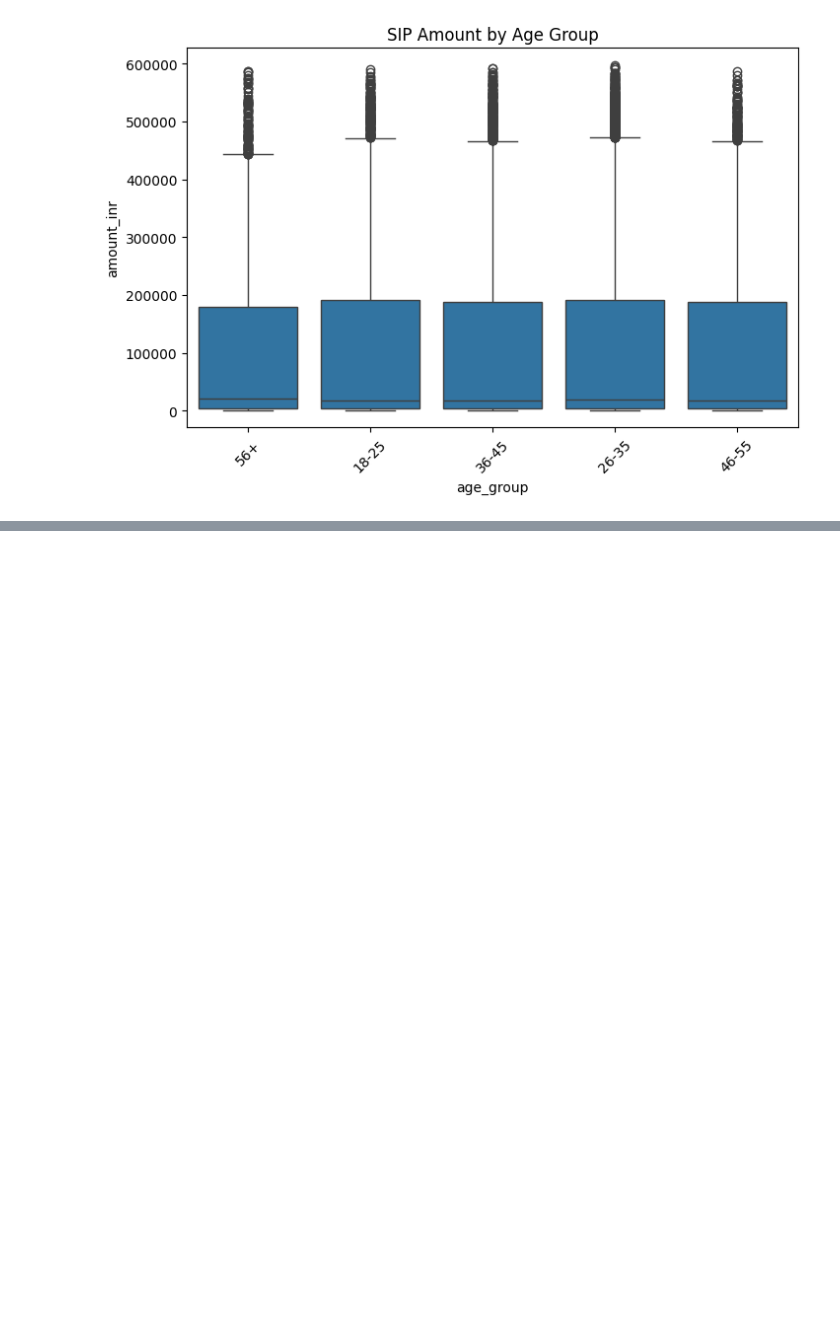
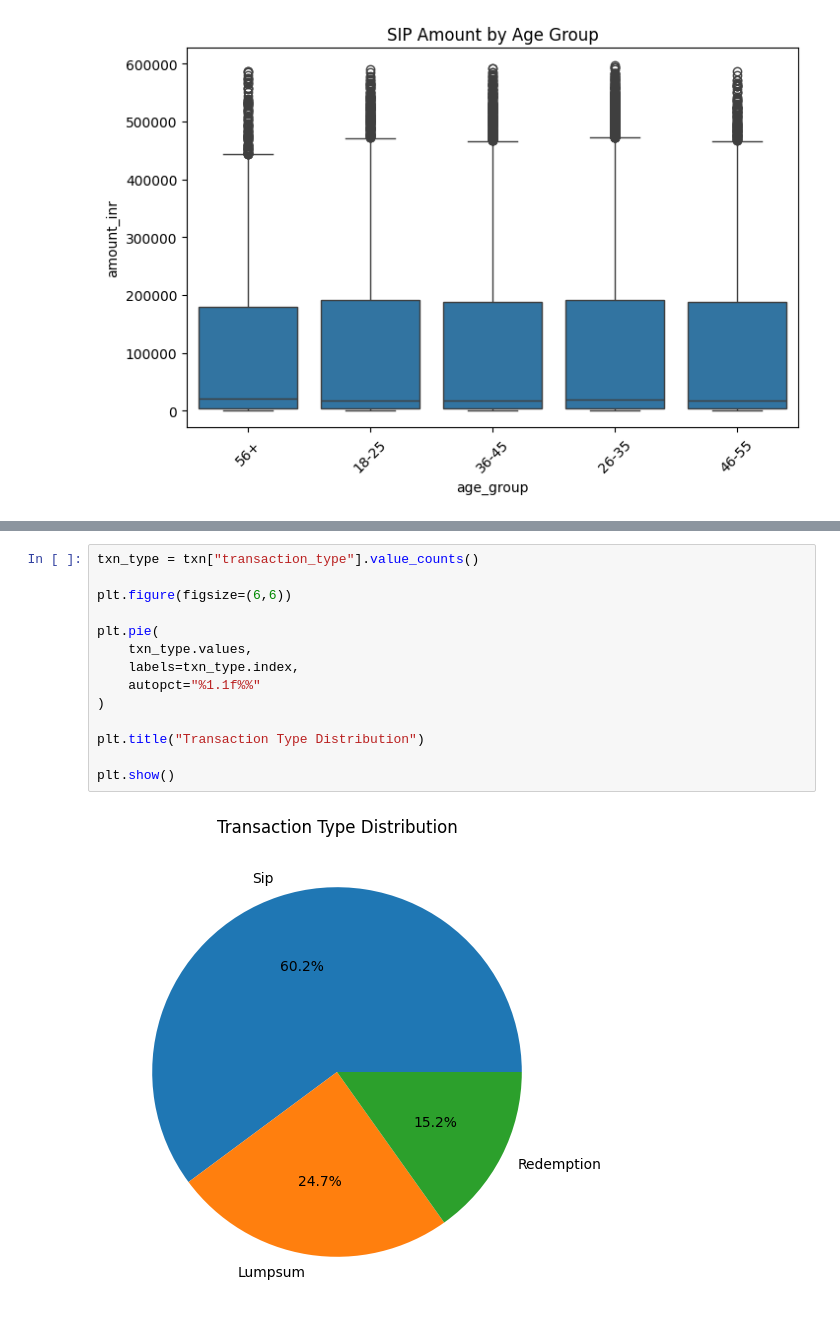
Before and after one commit to Architatrivedi/Mutual_Fund_Analytics, a Jupyter notebook: notebooks/03_eda_analysis.ipynb, the cells around one changed output, grey strips where cells are left out. Saved outputs shown, nothing was run; the diff lists cells and outputs as text; blank space fills up the shorter version.

```diff
--- a/notebooks/03_eda_analysis.ipynb
+++ b/notebooks/03_eda_analysis.ipynb
@@ -174,0 +214,16 @@ plt.show()
+# %%
+txn_type = txn["transaction_type"].value_counts()
+
+plt.figure(figsize=(6,6))
+
+plt.pie(
+    txn_type.values,
+    labels=txn_type.index,
+    autopct="%1.1f%%"
+)
+
+plt.title("Transaction Type Distribution")
+
+plt.show()
+# %% [output]
+[figure, added]
```
Also changed, not shown: parts of 2 cells of this notebook, 1 other file.
